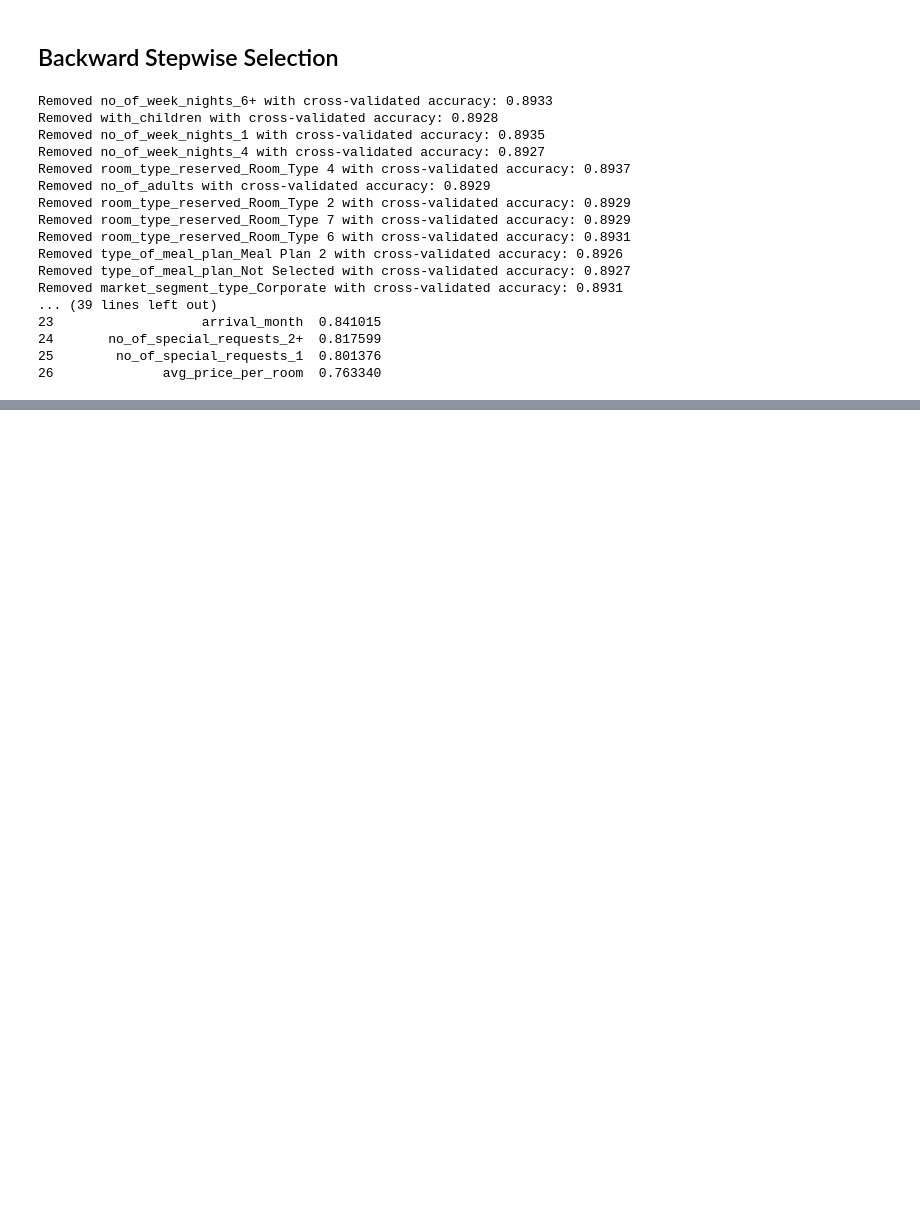
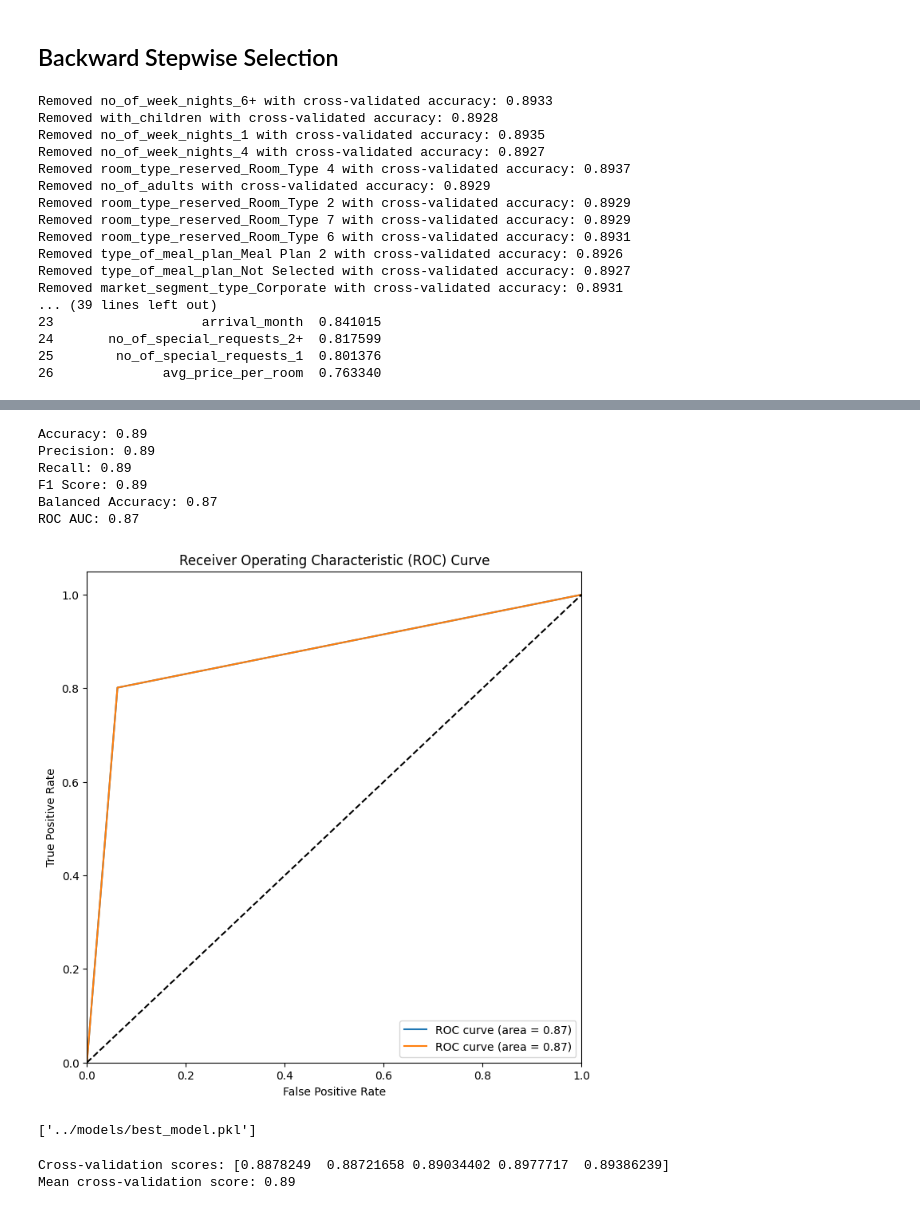
Before and after one commit to Drashko73/hotel-reservations-analysis, a Jupyter notebook: notebooks/06_feature_selection.ipynb, the cells around one changed output, grey strips where cells are left out. Drawn from its saved outputs; the diff is of its cells as text; code cells hidden in the pictures; blank space fills up the shorter version.

```diff
--- a/notebooks/06_feature_selection.ipynb
+++ b/notebooks/06_feature_selection.ipynb
@@ -172,0 +232,75 @@ Removed market_segment_type_Corporate with cross-validated accuracy: 0.8931
+# %%
+# Compute the accuracy score
+accuracy = accuracy_score(y_test, y_pred)
+print(f'Accuracy: {accuracy:.2f}')
+
+# Compute the precision score
+precision = precision_score(y_test, y_pred, average='weighted')
+print(f'Precision: {precision:.2f}')
+
+# Compute the recall score
+recall = recall_score(y_test, y_pred, average='weighted')
+print(f'Recall: {recall:.2f}')
+
+# Compute the F1 score
+f1 = f1_score(y_test, y_pred, average='weighted')
+print(f'F1 Score: {f1:.2f}')
+
+# Compute the balanced accuracy score
+balanced_accuracy = balanced_accuracy_score(y_test, y_pred)
+print(f'Balanced Accuracy: {balanced_accuracy:.2f}')
+
+# Compute the ROC AUC score
+roc_auc = roc_auc_score(y_test, y_pred, average='weighted', multi_class='ovr')
+print(f'ROC AUC: {roc_auc:.2f}')
+
+# Compute the ROC curve
+fpr = dict()
+tpr = dict()
+roc_auc = dict()
+n_classes = 2
+for i in range(n_classes):
+    fpr[i], tpr[i], _ = roc_curve(y_test, y_pred)
+    roc_auc[i] = roc_auc_score(y_test, y_pred)
+# %% [output]
+Accuracy: 0.89
+Precision: 0.89
+Recall: 0.89
+F1 Score: 0.89
+Balanced Accuracy: 0.87
+ROC AUC: 0.87
+# %%
+# Plot the ROC curve
+fig, ax = plt.subplots(figsize=(8, 8))
+for i in range(n_classes):
+    ax.plot(fpr[i], tpr[i], label='ROC curve (area = %0.2f)' % roc_auc[i])
+
+ax.plot([0, 1], [0, 1], 'k--')
+ax.set_xlim([0.0, 1.0])
+ax.set_ylim([0.0, 1.05])
+ax.set_xlabel('False Positive Rate')
+ax.set_ylabel('True Positive Rate')
+ax.set_title('Receiver Operating Characteristic (ROC) Curve')
+ax.legend(loc='lower right')
+plt.savefig('../reports/images/roc_curve_best_model.png')
+plt.show()
+# %% [output]
+[figure, added]
+# %%
+# Save the model
+import joblib
+
+joblib.dump(model, '../models/best_model.pkl')
+# %% [output]
+['../models/best_model.pkl']
+# %%
+# Perform cross-validation with the Random Forest model
+from sklearn.model_selection import cross_val_score
+
+scores = cross_val_score(model, X_train, y_train, cv=5, scoring='accuracy')
+
+print(f'Cross-validation scores: {scores}')
+print(f'Mean cross-validation score: {scores.mean():.2f}')
+# %% [output]
+Cross-validation scores: [0.8878249  0.88721658 0.89034402 0.8977717  0.89386239]
+Mean cross-validation score: 0.89
```
Also changed, not shown: parts of 7 cells of this notebook, 3 other files.
